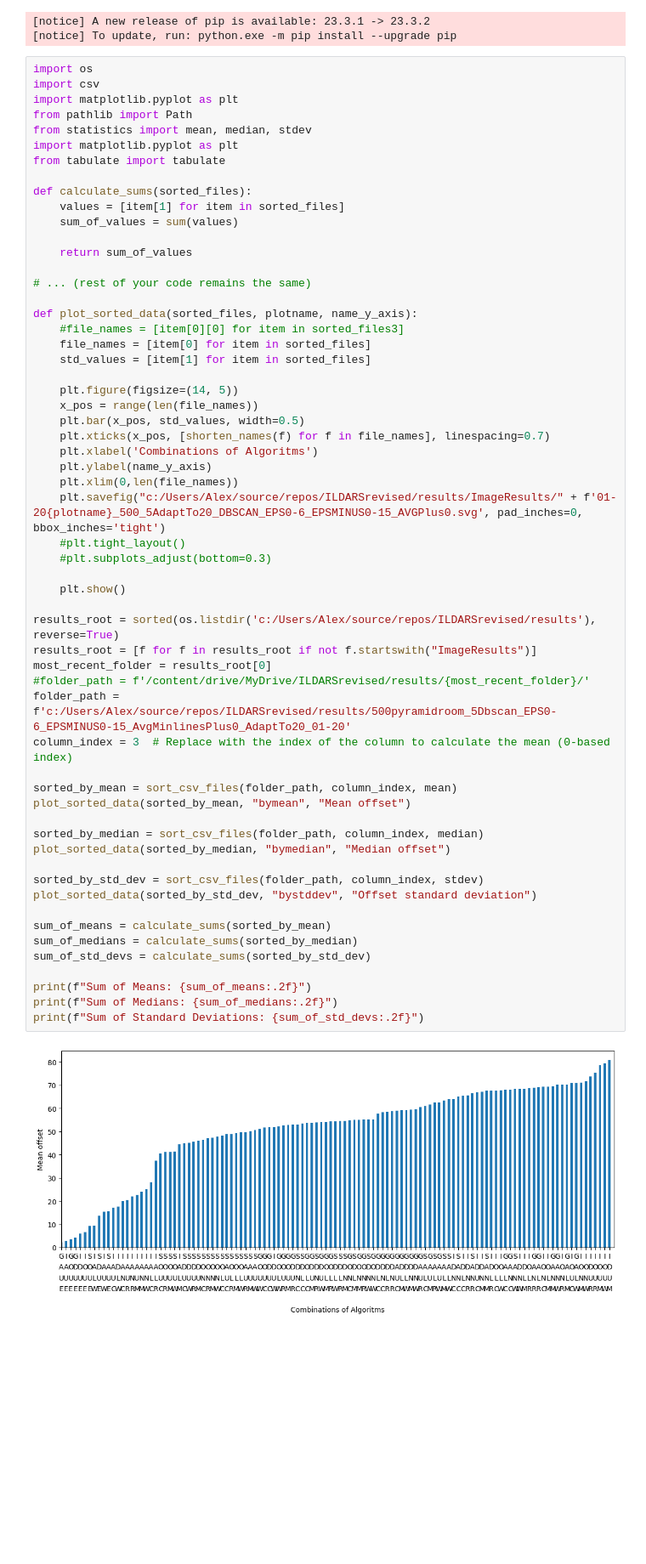
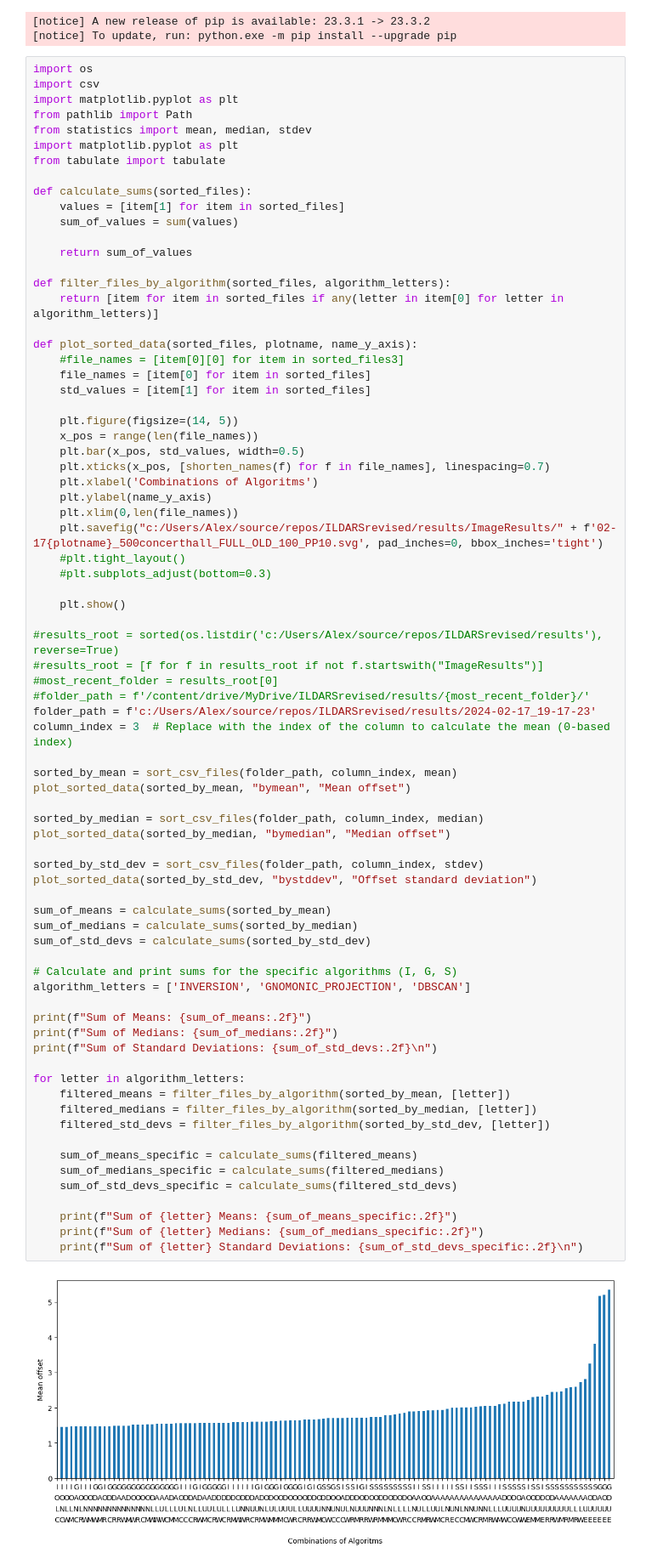
Before and after one commit to AlexLenitschek/ILDARSrevised, a Jupyter notebook: Offset_Plotter.ipynb, the cells around one changed output. Shown: that part at 85% size. Drawn from its saved outputs; the diff is of its cells as text; blank space fills up the shorter version.

```diff
--- a/Offset_Plotter.ipynb
+++ b/Offset_Plotter.ipynb
@@ -63,7 +84,8 @@ def calculate_sums(sorted_files):
 
     return sum_of_values
 
-# ... (rest of your code remains the same)
+def filter_files_by_algorithm(sorted_files, algorithm_letters):
+    return [item for item in sorted_files if any(letter in item[0] for letter in algorithm_letters)]
 
 def plot_sorted_data(sorted_files, plotname, name_y_axis):
     #file_names = [item[0][0] for item in sorted_files3]
@@ -74,37 +96,53 @@ def plot_sorted_data(sorted_files, plotname, name_y_axis):
     x_pos = range(len(file_names))
     plt.bar(x_pos, std_values, width=0.5)
     plt.xticks(x_pos, [shorten_names(f) for f in file_names], linespacing=0.7)
     plt.xlabel('Combinations of Algoritms')
     plt.ylabel(name_y_axis)
     plt.xlim(0,len(file_names))
-    plt.savefig("c:/Users/Alex/source/repos/ILDARSrevised/results/ImageResults/" + f'01-20{plotname}_500_5AdaptTo20_DBSCAN_EPS0-6_EPSMINUS0-15_AVGPlus0.svg', pad_inches=0, bbox_inches='tight')
+    plt.savefig("c:/Users/Alex/source/repos/ILDARSrevised/results/ImageResults/" + f'02-17{plotname}_500concerthall_FULL_OLD_100_PP10.svg', pad_inches=0, bbox_inches='tight')
     #plt.tight_layout()
     #plt.subplots_adjust(bottom=0.3)
 
     plt.show()
 
-results_root = sorted(os.listdir('c:/Users/Alex/source/repos/ILDARSrevised/results'), reverse=True)
-results_root = [f for f in results_root if not f.startswith("ImageResults")]
-most_recent_folder = results_root[0]
+#results_root = sorted(os.listdir('c:/Users/Alex/source/repos/ILDARSrevised/results'), reverse=True)
+#results_root = [f for f in results_root if not f.startswith("ImageResults")]
+#most_recent_folder = results_root[0]
 #folder_path = f'/content/drive/MyDrive/ILDARSrevised/results/{most_recent_folder}/'
-folder_path = f'c:/Users/Alex/source/repos/ILDARSrevised/results/500pyramidroom_5Dbscan_EPS0-6_EPSMINUS0-15_AvgMinlinesPlus0_AdaptTo20_01-20'
+folder_path = f'c:/Users/Alex/source/repos/ILDARSrevised/results/2024-02-17_19-17-23'
 column_index = 3  # Replace with the index of the column to calculate the mean (0-based index)
 
 sorted_by_mean = sort_csv_files(folder_path, column_index, mean)
 plot_sorted_data(sorted_by_mean, "bymean", "Mean offset")
 
 sorted_by_median = sort_csv_files(folder_path, column_index, median)
 plot_sorted_data(sorted_by_median, "bymedian", "Median offset")
 
 sorted_by_std_dev = sort_csv_files(folder_path, column_index, stdev)
 plot_sorted_data(sorted_by_std_dev, "bystddev", "Offset standard deviation")
 
 sum_of_means = calculate_sums(sorted_by_mean)
 sum_of_medians = calculate_sums(sorted_by_median)
 sum_of_std_devs = calculate_sums(sorted_by_std_dev)
 
+# Calculate and print sums for the specific algorithms (I, G, S)
+algorithm_letters = ['INVERSION', 'GNOMONIC_PROJECTION', 'DBSCAN']
+
 print(f"Sum of Means: {sum_of_means:.2f}")
 print(f"Sum of Medians: {sum_of_medians:.2f}")
-print(f"Sum of Standard Deviations: {sum_of_std_devs:.2f}")
+print(f"Sum of Standard Deviations: {sum_of_std_devs:.2f}\n")
+
+for letter in algorithm_letters:
+    filtered_means = filter_files_by_algorithm(sorted_by_mean, [letter])
+    filtered_medians = filter_files_by_algorithm(sorted_by_median, [letter])
+    filtered_std_devs = filter_files_by_algorithm(sorted_by_std_dev, [letter])
+
+    sum_of_means_specific = calculate_sums(filtered_means)
+    sum_of_medians_specific = calculate_sums(filtered_medians)
+    sum_of_std_devs_specific = calculate_sums(filtered_std_devs)
+
+    print(f"Sum of {letter} Means: {sum_of_means_specific:.2f}")
+    print(f"Sum of {letter} Medians: {sum_of_medians_specific:.2f}")
+    print(f"Sum of {letter} Standard Deviations: {sum_of_std_devs_specific:.2f}\n")
 # %% [output]
-[figure, old version]
+[figure, new version]
```
Also changed, not shown: parts of 2 cells of this notebook, 11 other files.
